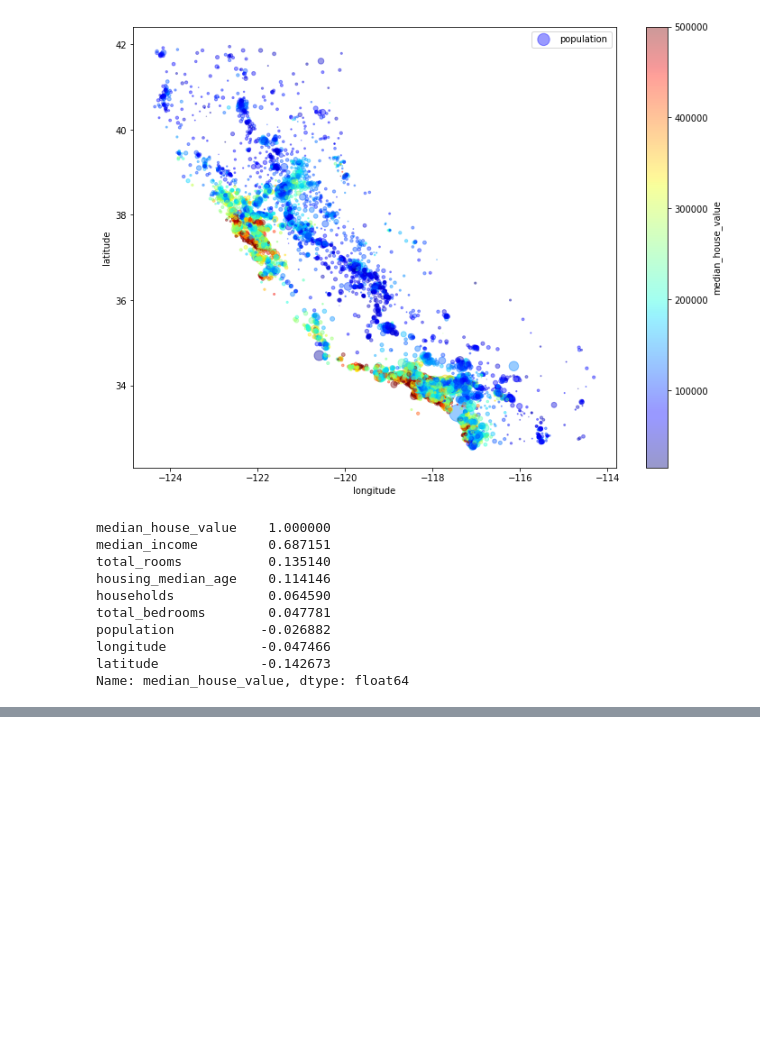
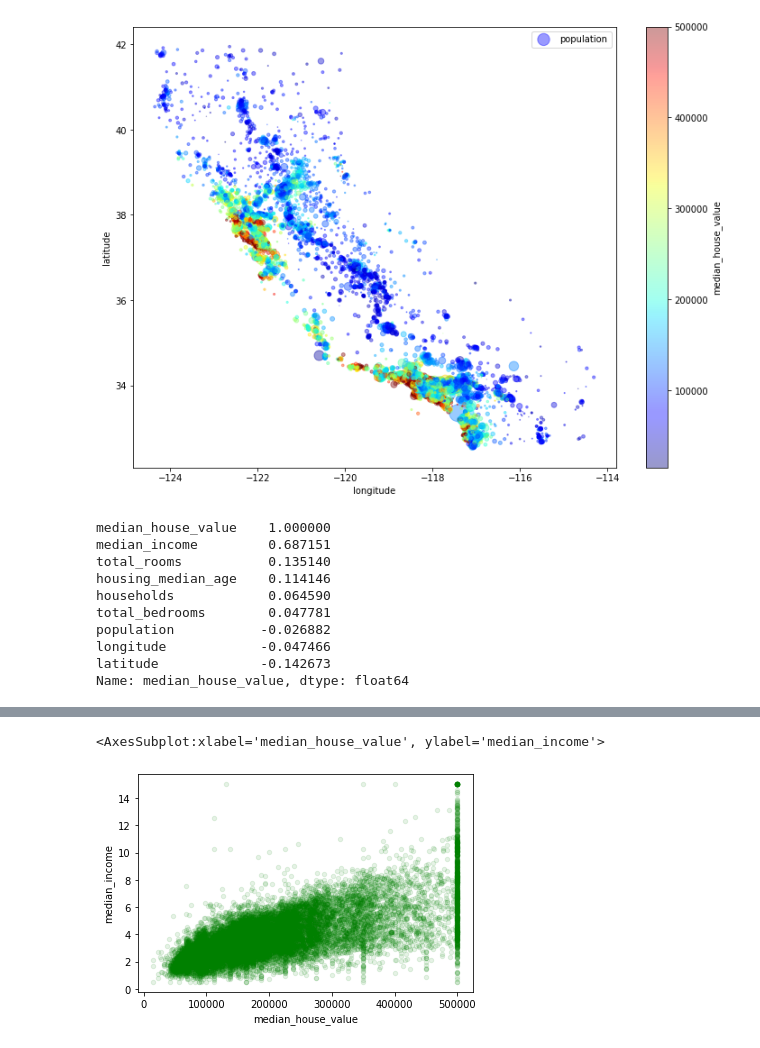
Before and after one commit to brandon-debruyn/project_machine_learning, a Jupyter notebook: california_housing_prices_1990/main.ipynb, the cells around one changed output, grey strips where cells are left out. Drawn from its saved outputs; the diff is of its cells as text; code cells hidden in the pictures; blank space fills up the shorter version.

```diff
--- a/california_housing_prices_1990/main.ipynb
+++ b/california_housing_prices_1990/main.ipynb
@@ -213,0 +240,6 @@ Name: median_house_value, dtype: float64
+# %%
+# strong correlation between median_income & median_house_value - also - median_house_value and median_income
+housing_data_cp.plot(kind="scatter", x="median_house_value", y="median_income", alpha=0.1, color="g")
+# %% [output]
+<AxesSubplot:xlabel='median_house_value', ylabel='median_income'>
+[figure, added]
```
Also changed, not shown: parts of 12 cells of this notebook.
